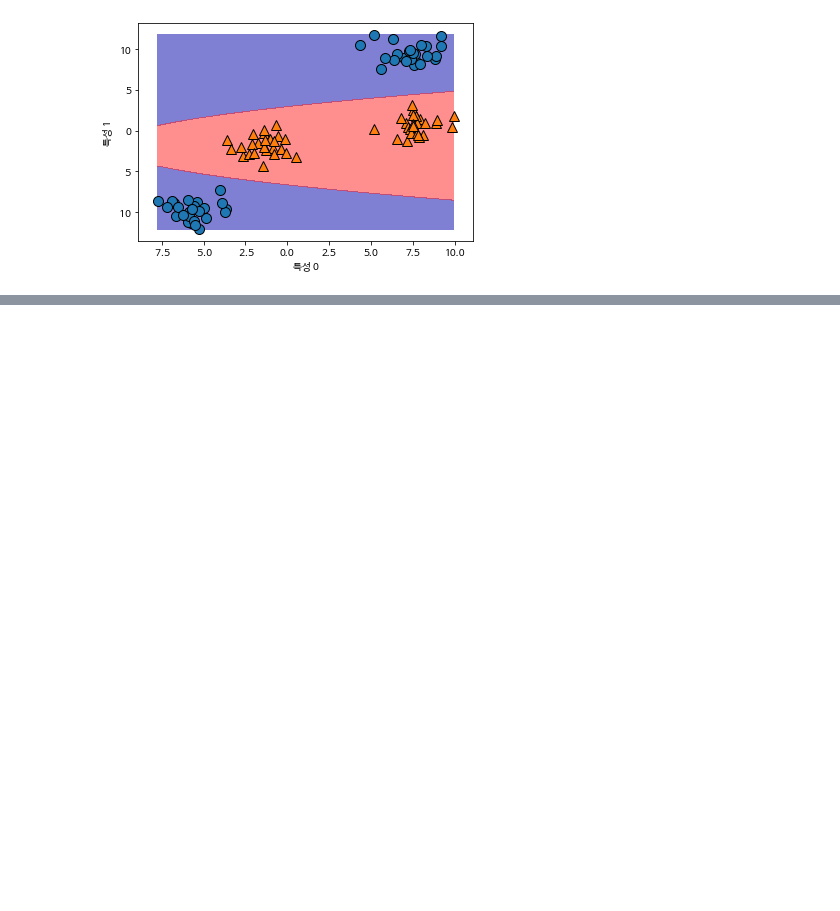
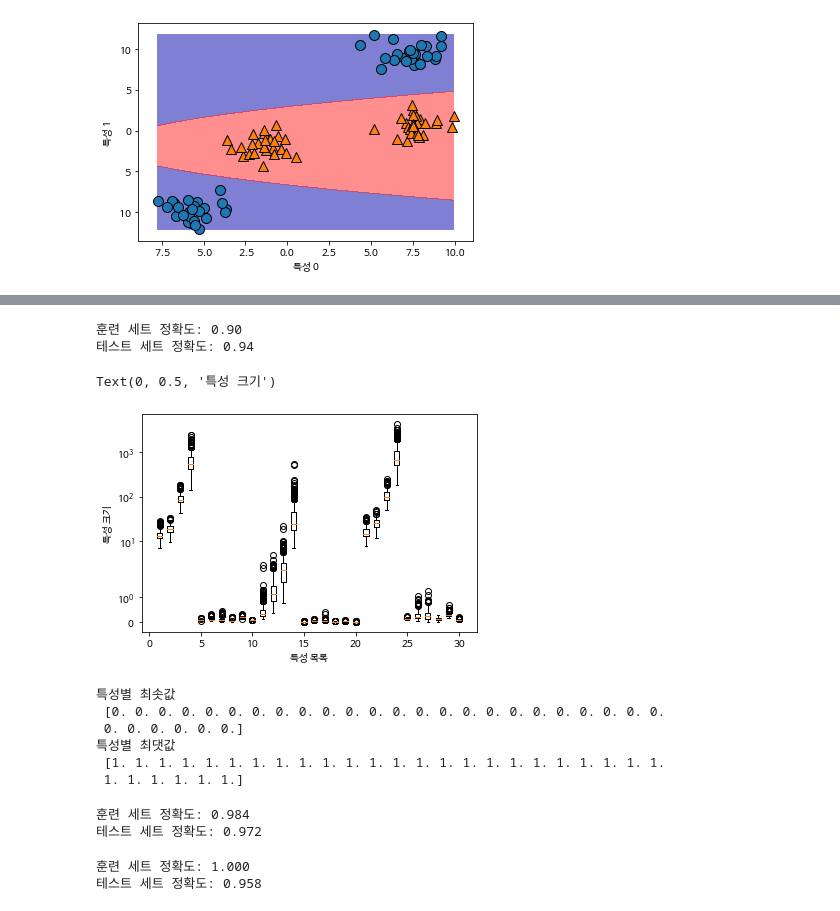
Before and after one commit to gogowonji/Machine-Learning-with-Python, a Jupyter notebook: ch2_3_8.ipynb, the cells around one changed output, grey strips where cells are left out. Drawn from its saved outputs; the diff is of its cells as text; code cells hidden in the pictures; blank space fills up the shorter version.

```diff
--- a/ch2_3_8.ipynb
+++ b/ch2_3_8.ipynb
@@ -139,0 +175,41 @@ Text(0, 0.5, '특성 1')
+# %%
+from sklearn.model_selection import train_test_split
+from sklearn.datasets import load_breast_cancer
+cancer = load_breast_cancer()
+
+X_train, X_test, y_train, y_test = train_test_split(
+    cancer.data, cancer.target, random_state=0)
+
+svc = SVC()
+svc.fit(X_train,y_train)
+
+print("훈련 세트 정확도: {:.2f}".format(svc.score(X_train, y_train)))
+print("테스트 세트 정확도: {:.2f}".format(svc.score(X_test, y_test)))
+# %% [output]
+훈련 세트 정확도: 0.90
+테스트 세트 정확도: 0.94
+# %%
+plt.boxplot(X_train, manage_ticks=False)
+plt.yscale("symlog")
+plt.xlabel("특성 목록")
+plt.ylabel("특성 크기")
+# %% [output]
+Text(0, 0.5, '특성 크기')
+[figure, added]
+# %%
+# 훈련 세트에서 특성별 최소값 계산
+min_on_training = X_train.min(axis=0)
+# 훈련 세트에서 특성별 (최대-최소) 범위 계산
+range_on_training = (X_train - min_on_training).max(axis=0)
+
+# (훈련데이터 - 최소) / 범위 <최소:0 최대:1>
+X_train_scaled = (X_train - min_on_training) / range_on_training
+print("특성별 최솟값\n", X_train_scaled.min(axis=0))
+print("특성별 최댓값\n", X_train_scaled.max(axis=0))
+# %% [output]
+특성별 최솟값
+ [0. 0. 0. 0. 0. 0. 0. 0. 0. 0. 0. 0. 0. 0. 0. 0. 0. 0. 0. 0. 0. 0. 0. 0.
+ 0. 0. 0. 0. 0. 0.]
+특성별 최댓값
+ [1. 1. 1. 1. 1. 1. 1. 1. 1. 1. 1. 1. 1. 1. 1. 1. 1. 1. 1. 1. 1. 1. 1. 1.
+ 1. 1. 1. 1. 1. 1.]
@@ -139,0 +219,18 @@ Text(0, 0.5, '특성 1')
+# %%
+svc = SVC()
+svc.fit(X_train_scaled, y_train)
+
+print("훈련 세트 정확도: {:.3f}".format(svc.score(X_train_scaled, y_train)))
+print("테스트 세트 정확도: {:.3f}".format(svc.score(X_test_scaled, y_test)))
+# %% [output]
+훈련 세트 정확도: 0.984
+테스트 세트 정확도: 0.972
+# %%
+svc = SVC(C=1000)
+svc.fit(X_train_scaled, y_train)
+
+print("훈련 세트 정확도: {:.3f}".format(svc.score(X_train_scaled, y_train)))
+print("테스트 세트 정확도: {:.3f}".format(svc.score(X_test_scaled, y_test)))
+# %% [output]
+훈련 세트 정확도: 1.000
+테스트 세트 정확도: 0.958
```
Also changed, not shown: parts of 5 cells of this notebook.
